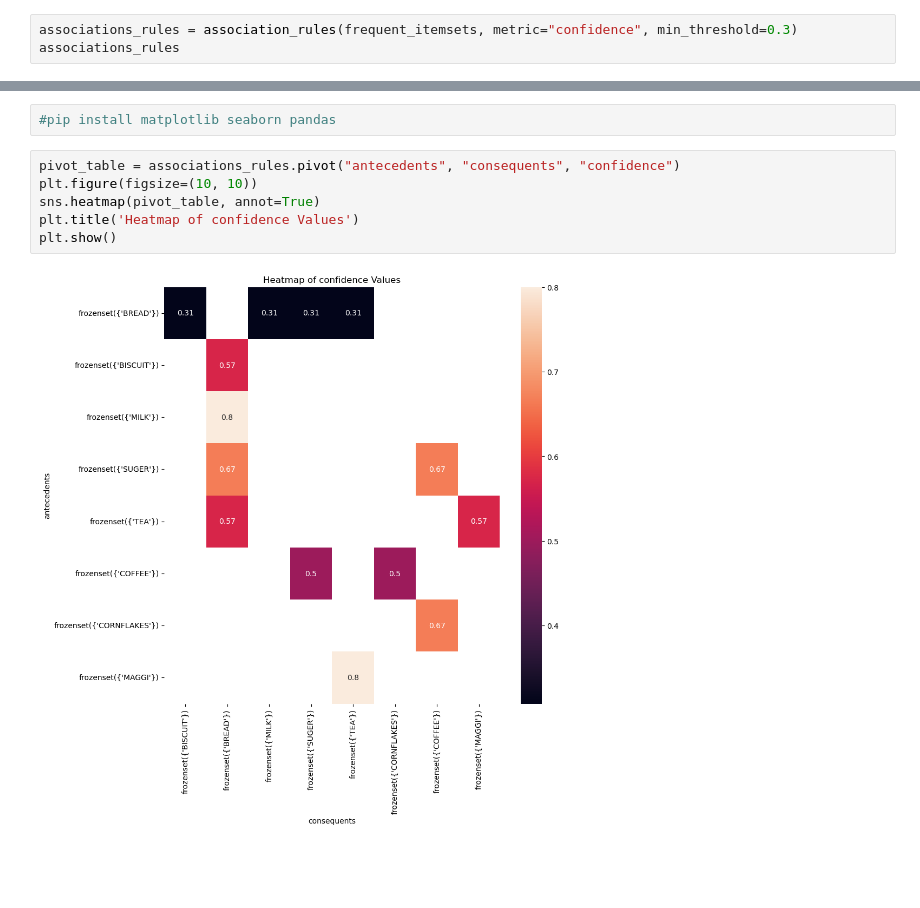
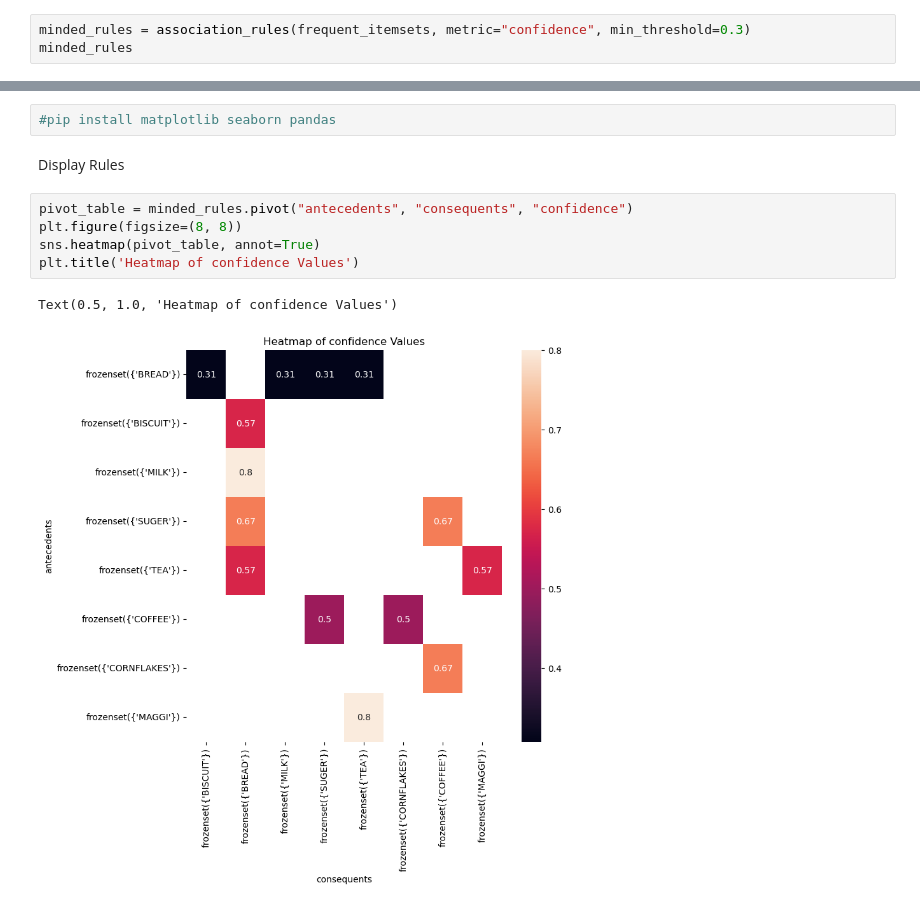
Before and after one commit to Abtinz/Machine-Learning-with-Python, a Jupyter notebook: DataMining/Regression/data-mining-p2-student.ipynb, the cells around one changed output, grey strips where cells are left out. Saved outputs shown, nothing was run; the diff lists cells and outputs as text; blank space fills up the shorter version.

Commit message:
visualization

```diff
--- a/DataMining/Regression/data-mining-p2-student.ipynb
+++ b/DataMining/Regression/data-mining-p2-student.ipynb
@@ -453,6 +439,6 @@ frequent_itemsets
 # %%
-associations_rules = association_rules(frequent_itemsets, metric="confidence", min_threshold=0.3)
-associations_rules
+minded_rules = association_rules(frequent_itemsets, metric="confidence", min_threshold=0.3)
+minded_rules
 # %% [output]
 |  | antecedents | consequents | antecedent support | consequent support | support | confidence | lift | ... |
 | 0 | (BREAD) | (BISCUIT) | 0.65 | 0.35 | 0.2 | 0.307692 | 0.879121 | ... |
@@ -471,11 +457,13 @@ associations_rules
 | 13 | (MAGGI) | (TEA) | 0.25 | 0.35 | 0.2 | 0.800000 | 2.285714 | ... |
 # %%
 #pip install matplotlib seaborn pandas
+# %% [markdown]
+Display Rules
 # %%
-pivot_table = associations_rules.pivot("antecedents", "consequents", "confidence")
-plt.figure(figsize=(10, 10))
+pivot_table = minded_rules.pivot("antecedents", "consequents", "confidence")
+plt.figure(figsize=(8, 8))
 sns.heatmap(pivot_table, annot=True)
 plt.title('Heatmap of confidence Values')
-plt.show()
 # %% [output]
+Text(0.5, 1.0, 'Heatmap of confidence Values')
-[figure, old version]
+[figure, new version]
```
Also changed, not shown: parts of 5 cells of this notebook.
